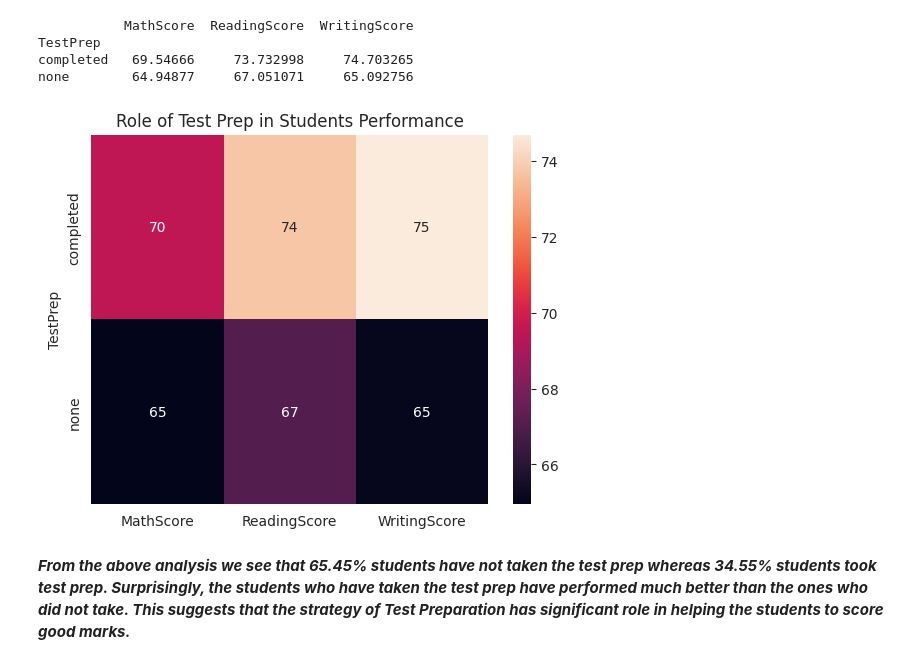
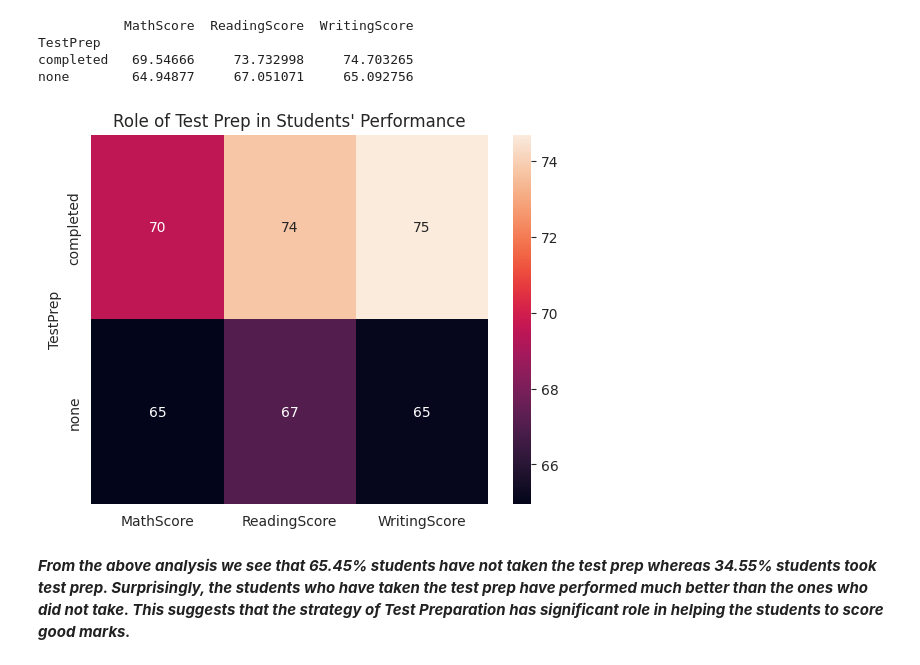
Before and after one commit to HafshaWahab/Students-Test-Scores-Analysis, a Jupyter notebook: students-test-scores-analysis.ipynb, the cells around one changed output. Saved outputs shown, nothing was run; the diff lists cells and outputs as text; code cells hidden in the pictures.

```diff
--- a/students-test-scores-analysis.ipynb
+++ b/students-test-scores-analysis.ipynb
@@ -332,11 +332,11 @@ completed   69.54666     73.732998     74.703265
 none        64.94877     67.051071     65.092756
 # %%
 sns.heatmap(test, annot = True)
-#plt.figure(figsize=(3,3))
-plt.title('Role of Test Prep in Students Performance')
+#plt.figure(figsize=(4,5))
+plt.title("Role of Test Prep in Students' Performance")
 plt.show()
 # %% [output]
-[figure, old version]
+[figure, new version]
 # %% [markdown]
 ***From the above analysis we see that 65.45% students have not taken the test prep whereas 34.55% students took test prep. Surprisingly, the students who have taken the test prep have performed much better than the ones who did not take. This suggests that the strategy of Test Preparation has significant role in helping the students to score good marks.***
 # %% [markdown]
```
Also changed, not shown: parts of 8 cells of this notebook.
